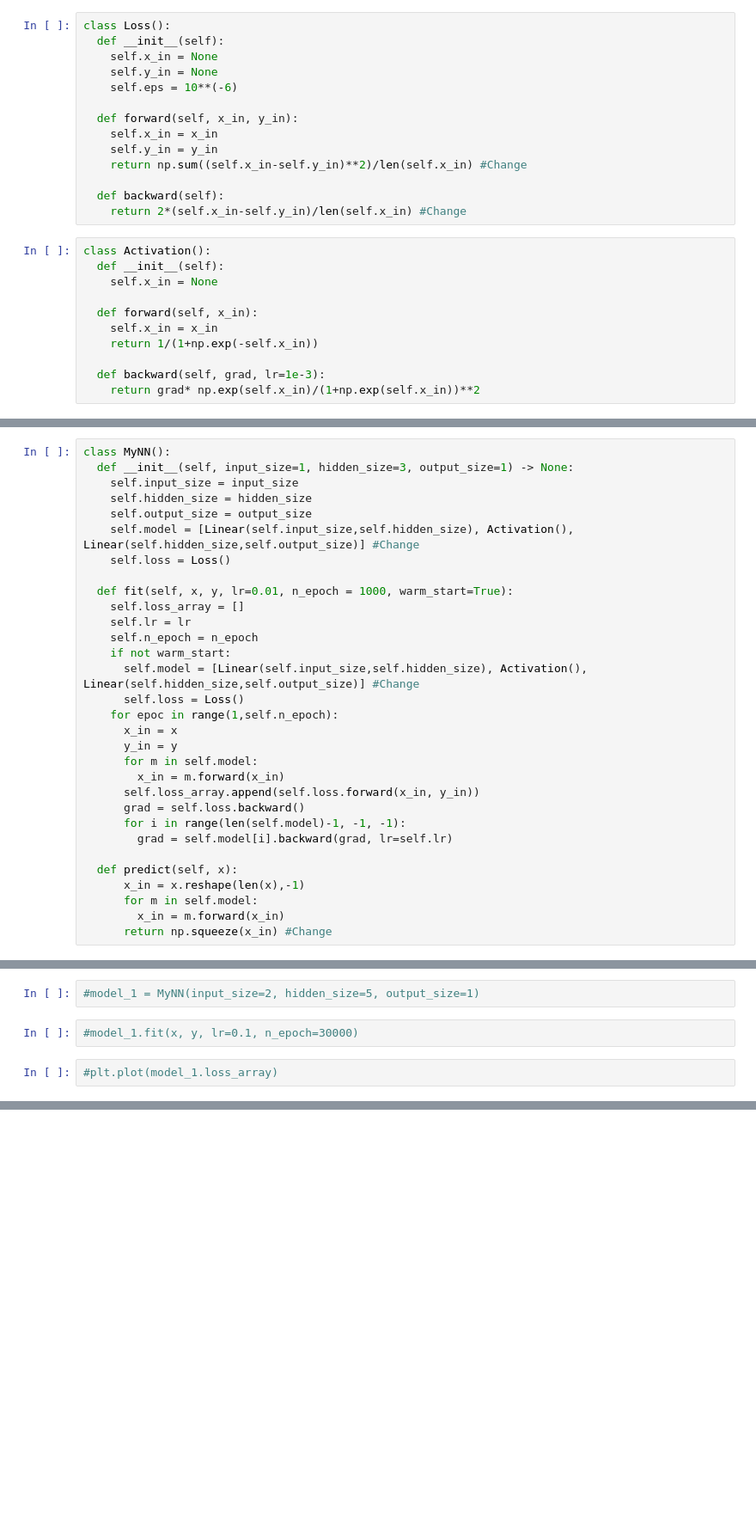
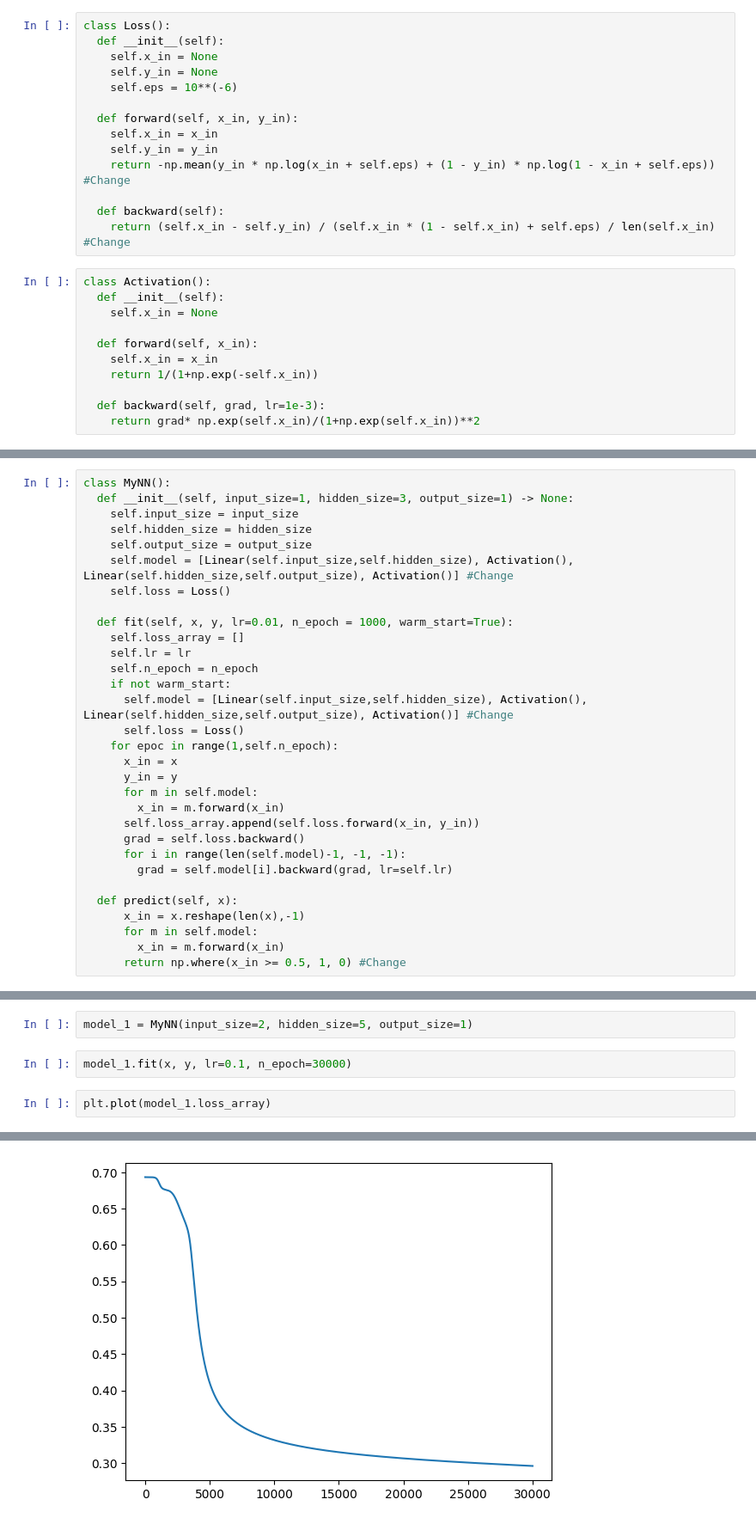
Before and after one commit to YKhalitov/College-Projects, a Jupyter notebook: RIT-Projects/Machine Learning - CSCI 335/HW9.ipynb, the cells around one changed output, grey strips where cells are left out. Shown at 86% size. Saved outputs shown, nothing was run; the diff lists cells and outputs as text; blank space fills up the shorter version.

```diff
--- a/RIT-Projects/Machine Learning - CSCI 335/HW9.ipynb
+++ b/RIT-Projects/Machine Learning - CSCI 335/HW9.ipynb
@@ -69,10 +74,10 @@ class Loss():
   def forward(self, x_in, y_in):
     self.x_in = x_in
     self.y_in = y_in
-    return np.sum((self.x_in-self.y_in)**2)/len(self.x_in) #Change
+    return -np.mean(y_in * np.log(x_in + self.eps) + (1 - y_in) * np.log(1 - x_in + self.eps)) #Change
 
   def backward(self):
-    return 2*(self.x_in-self.y_in)/len(self.x_in) #Change
+    return (self.x_in - self.y_in) / (self.x_in * (1 - self.x_in) + self.eps) / len(self.x_in) #Change
 # %%
 class Activation():
   def __init__(self):
@@ -112,7 +117,7 @@ class MyNN():
     self.input_size = input_size
     self.hidden_size = hidden_size
     self.output_size = output_size
-    self.model = [Linear(self.input_size,self.hidden_size), Activation(), Linear(self.hidden_size,self.output_size)] #Change
+    self.model = [Linear(self.input_size,self.hidden_size), Activation(), Linear(self.hidden_size,self.output_size), Activation()] #Change
     self.loss = Loss()
 
   def fit(self, x, y, lr=0.01, n_epoch = 1000, warm_start=True):
@@ -120,7 +125,7 @@ class MyNN():
     self.lr = lr
     self.n_epoch = n_epoch
     if not warm_start:
-      self.model = [Linear(self.input_size,self.hidden_size), Activation(), Linear(self.hidden_size,self.output_size)] #Change
+      self.model = [Linear(self.input_size,self.hidden_size), Activation(), Linear(self.hidden_size,self.output_size), Activation()] #Change
       self.loss = Loss()
     for epoc in range(1,self.n_epoch):
       x_in = x
@@ -136,4 +141,4 @@ class MyNN():
       x_in = x.reshape(len(x),-1)
       for m in self.model:
         x_in = m.forward(x_in)
-      return np.squeeze(x_in) #Change
+      return np.where(x_in >= 0.5, 1, 0) #Change
@@ -140,6 +182,7 @@ class MyNN():
 # %%
-#model_1 = MyNN(input_size=2, hidden_size=5, output_size=1)
+model_1 = MyNN(input_size=2, hidden_size=5, output_size=1)
 # %%
-#model_1.fit(x, y, lr=0.1, n_epoch=30000)
+model_1.fit(x, y, lr=0.1, n_epoch=30000)
 # %%
-#plt.plot(model_1.loss_array)
+plt.plot(model_1.loss_array)
+# %% [output]
@@ -146 +190,2 @@ class MyNN():
+[figure, added]
 # %%
```
Also changed, not shown: parts of 6 cells of this notebook.
